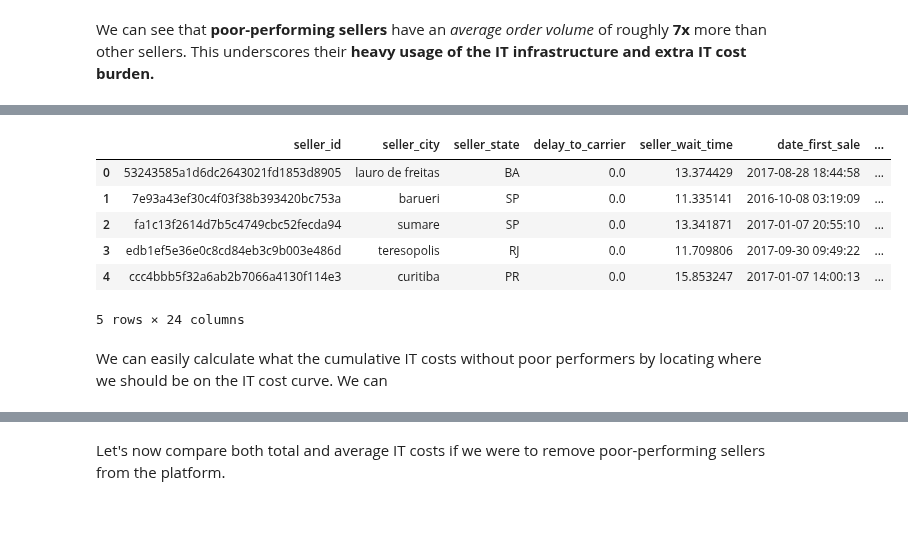
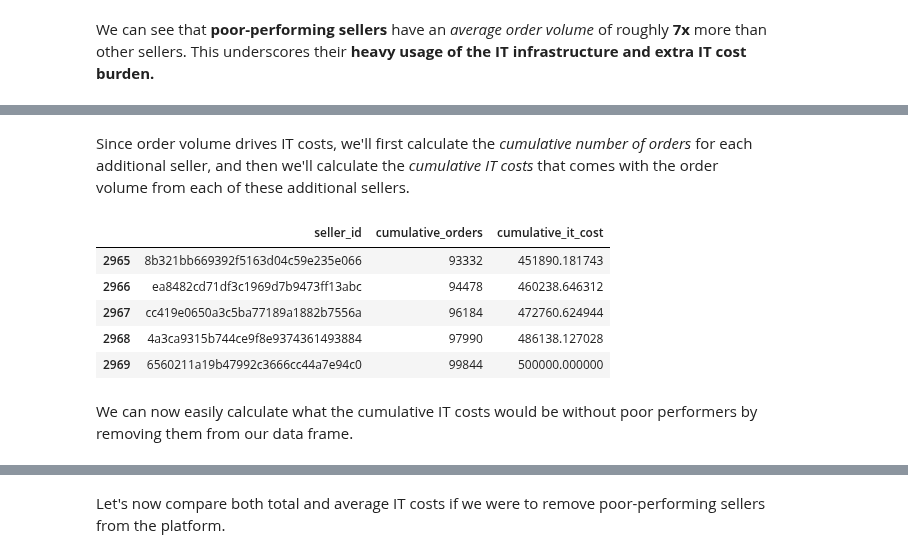
Before and after one commit to phlln/olist-analysis, a Jupyter notebook: notebooks/CEO Recommendations.ipynb, the cells around one changed output, grey strips where cells are left out. Drawn from its saved outputs; the diff is of its cells as text; code cells hidden in the pictures; blank space fills up the shorter version.

```diff
--- a/notebooks/CEO Recommendations.ipynb
+++ b/notebooks/CEO Recommendations.ipynb
@@ -528,21 +543,22 @@ Let's break this down into two steps:
+# %% [markdown]
+Since order volume drives IT costs, we'll first calculate the *cumulative number of orders* for each additional seller, and then we'll calculate the *cumulative IT costs* that comes with the order volume from each of these additional sellers.
 # %%
-# Calculate IT costs per additional seller on the platform
+# Calculate cumulative IT costs per additional seller
 
-# The cumulative total of orders on the platform after adding the seller
+# The cumulative number of orders per additional seller
 sellers['cumulative_orders'] = sellers['n_orders'].cumsum()
 
-# The cumulative total IT cost for Olist after adding the seller
+# The cumulative total IT cost for Olist per additional seller
 sellers['cumulative_it_cost'] = k*(2/3)*(sellers['cumulative_orders']**1.5)
 
-sellers.head()
+sellers[['seller_id','cumulative_orders','cumulative_it_cost']].tail()
 # %% [output]
-|  | seller_id | seller_city | seller_state | delay_to_carrier | seller_wait_time | date_first_sale | ... |
-| 0 | 53243585a1d6dc2643021fd1853d8905 | lauro de freitas | BA | 0.0 | 13.374429 | 2017-08-28 18:44:58 | ... |
-| 1 | 7e93a43ef30c4f03f38b393420bc753a | barueri | SP | 0.0 | 11.335141 | 2016-10-08 03:19:09 | ... |
-| 2 | fa1c13f2614d7b5c4749cbc52fecda94 | sumare | SP | 0.0 | 13.341871 | 2017-01-07 20:55:10 | ... |
-| 3 | edb1ef5e36e0c8cd84eb3c9b003e486d | teresopolis | RJ | 0.0 | 11.709806 | 2017-09-30 09:49:22 | ... |
-| 4 | ccc4bbb5f32a6ab2b7066a4130f114e3 | curitiba | PR | 0.0 | 15.853247 | 2017-01-07 14:00:13 | ... |
+|  | seller_id | cumulative_orders | cumulative_it_cost |
+| 2965 | 8b321bb669392f5163d04c59e235e066 | 93332 | 451890.181743 |
+| 2966 | ea8482cd71df3c1969d7b9473ff13abc | 94478 | 460238.646312 |
+| 2967 | cc419e0650a3c5ba77189a1882b7556a | 96184 | 472760.624944 |
+| 2968 | 4a3ca9315b744ce9f8e9374361493884 | 97990 | 486138.127028 |
+| 2969 | 6560211a19b47992c3666cc44a7e94c0 | 99844 | 500000.000000 |
-5 rows × 24 columns
 # %% [markdown]
-We can easily calculate what the cumulative IT costs without poor performers by locating where we should be on the IT cost curve. We can
+We can now easily calculate what the cumulative IT costs would be without poor performers by removing them from our data frame.
 # %%
```
Also changed, not shown: parts of 29 cells of this notebook, 2 other files.
